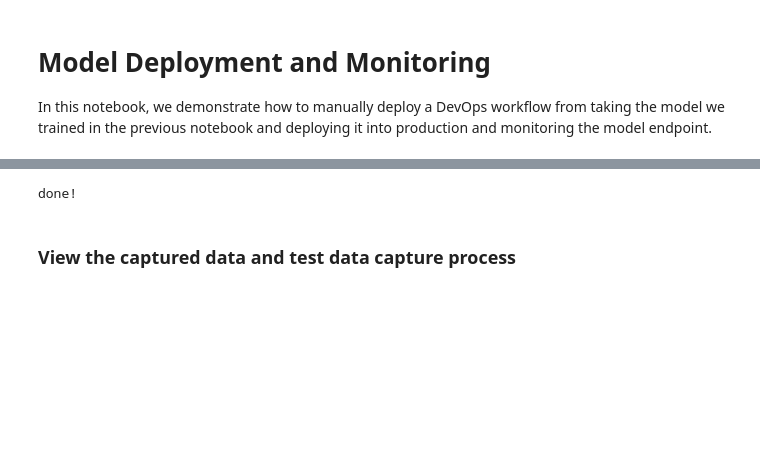
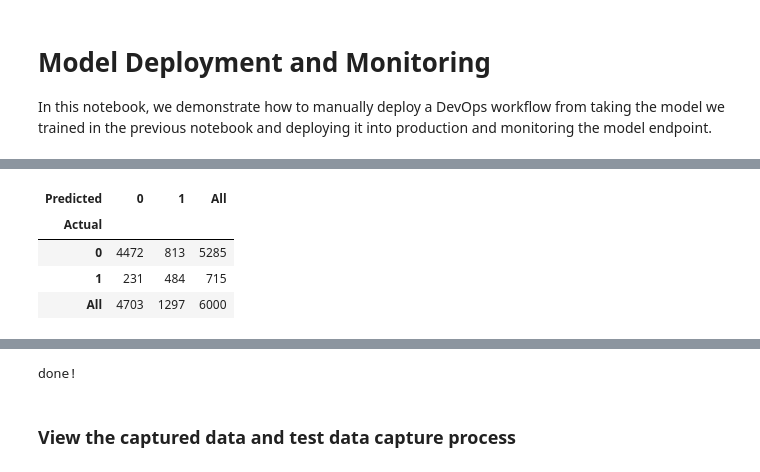
Before and after one commit to stefannatu/ModelMonitor, a Jupyter notebook: ModelMonitor_CreditCardDefault_Demo.ipynb, the cells around one changed output, grey strips where cells are left out. Cells and saved outputs as stored; diff of their text form; code cells hidden in the pictures; blank space fills up the shorter version.

```diff
--- a/ModelMonitor_CreditCardDefault_Demo.ipynb
+++ b/ModelMonitor_CreditCardDefault_Demo.ipynb
@@ -604,0 +575,5 @@ In this notebook, we demonstrate how to manually deploy a DevOps workflow from t
+# %%
+test_data_no_label = test_full.drop(columns = ['Label'], axis=1)
+label = test_full['Label']
+test_data_no_label.to_csv('test_data_no_label.csv', index=False, header=False)
+test_data_no_label.shape
@@ -604,0 +588,8 @@ In this notebook, we demonstrate how to manually deploy a DevOps workflow from t
+# %%
+%%time
+
+sm_transformer = xgb.transformer(1, 'ml.m5.xlarge', accept = 'text/csv')
+
+# start a transform job
+sm_transformer.transform(test_data_nohead_location, split_type='Line', content_type='text/csv')
+sm_transformer.wait()
@@ -604,0 +620,12 @@ In this notebook, we demonstrate how to manually deploy a DevOps workflow from t
+# %%
+import json
+import io
+from urllib.parse import urlparse
+
+def get_csv_output_from_s3(s3uri, file_name):
+    parsed_url = urlparse(s3uri)
+    bucket_name = parsed_url.netloc
+    prefix = parsed_url.path[1:]
+    s3 = boto3.resource('s3')
+    obj = s3.Object(bucket_name, '{}/{}'.format(prefix, file_name))
+    return obj.get()["Body"].read().decode('utf-8')
@@ -604,0 +636,4 @@ In this notebook, we demonstrate how to manually deploy a DevOps workflow from t
+# %%
+output = get_csv_output_from_s3(sm_transformer.output_path, 'test_data_no_label.csv.out')
+output_df = pd.read_csv(io.StringIO(output), sep=",", header=None)
+output_df.head(8)
@@ -605,3 +674,14 @@ In this notebook, we demonstrate how to manually deploy a DevOps workflow from t
+# %%
+output_df['Predicted']=output_df.values
+output_df['Label'] = label
+confusion_matrix = pd.crosstab(output_df['Predicted'], output_df['Label'], rownames=['Actual'], colnames=['Predicted'], margins = True)
+confusion_matrix
+# %% [output]
+| Predicted | 0 | 1 | All |
+| Actual |  |  |  |
+| 0 | 4472 | 813 | 5285 |
+| 1 | 231 | 484 | 715 |
+| All | 4703 | 1297 | 6000 |
 # %%
 # Import Model Monitor API
 from sagemaker.model_monitor import DataCaptureConfig
```
Also changed, not shown: parts of 52 cells of this notebook.
